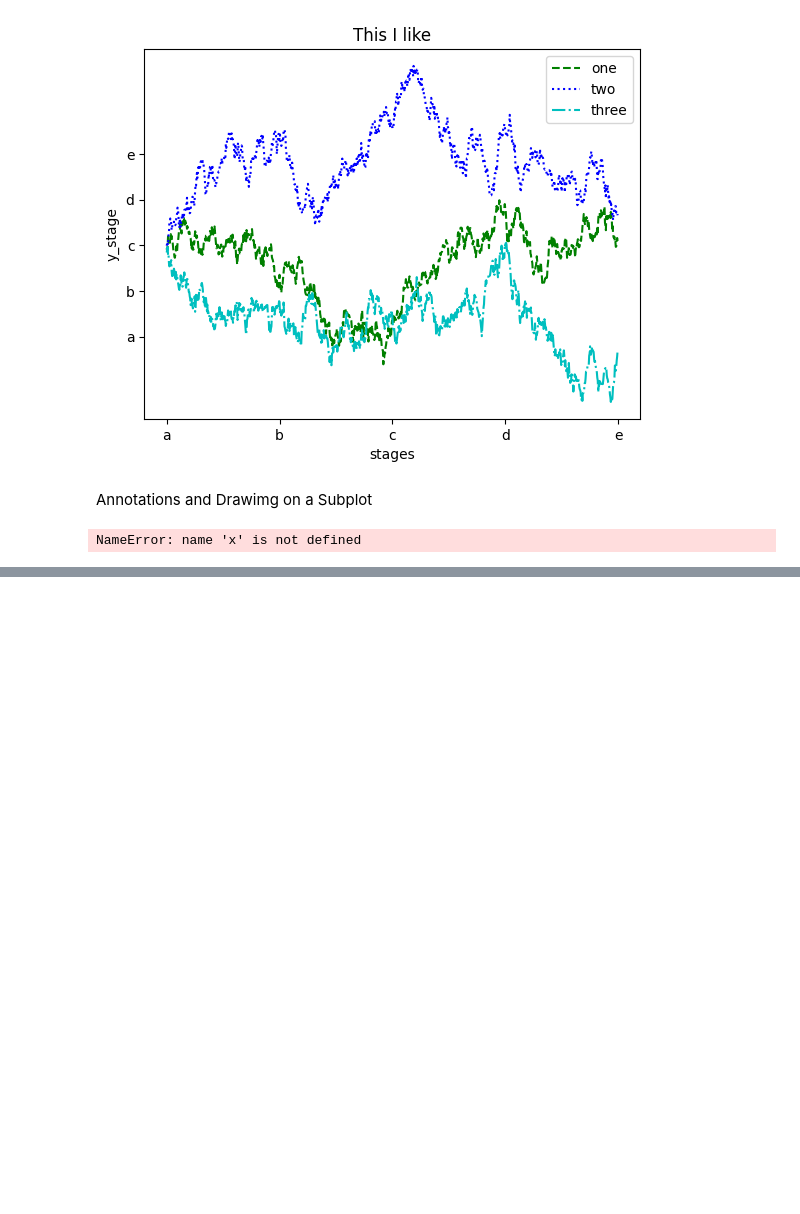
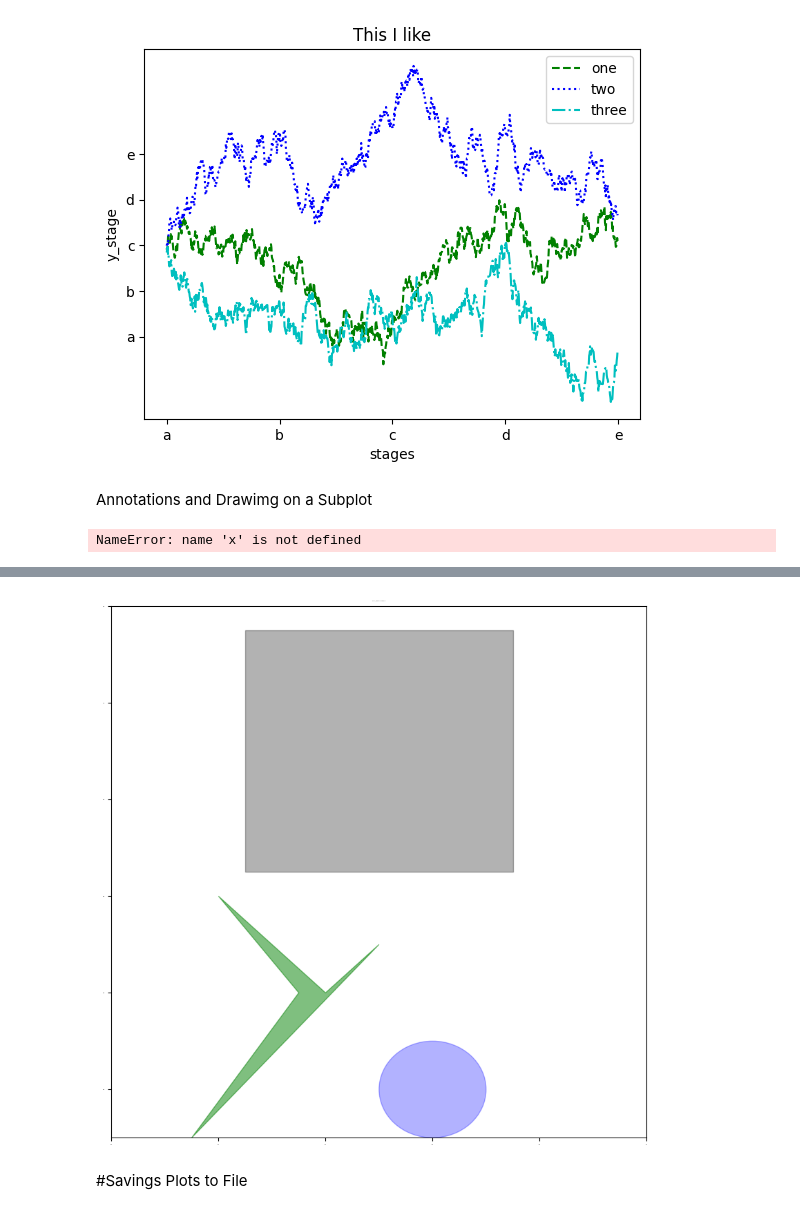
Before and after one commit to SaurVer/My_python_journey, a Jupyter notebook: Assignment_1/Python for Data Analysis by Wes mikkney/Chapter9: Data visualisation using Matplotlib.ipynb, the cells around one changed output, grey strips where cells are left out. Drawn from its saved outputs; the diff is of its cells as text; code cells hidden in the pictures; blank space fills up the shorter version.

```diff
--- a/Assignment_1/Python for Data Analysis by Wes mikkney/Chapter9: Data visualisation using Matplotlib.ipynb
+++ b/Assignment_1/Python for Data Analysis by Wes mikkney/Chapter9: Data visualisation using Matplotlib.ipynb
@@ -240,0 +317,16 @@ NameError: name 'x' is not defined
+# %%
+fig= plt.figure()
+ax=fig.add_subplot()
+ax.set_title('after_imprting seaborn')
+ax.set_ylim(ymin=.1,ymax=1.2)
+rec= plt.Rectangle(xy=(.25,.65),width= .5,height=.5,color= 'k', alpha=0.3) #alpha ads color
+circle = plt.Circle(xy=(.6,.2),radius=.1,color= 'b', alpha= 0.3)
+pgon= plt.Polygon([[.15,.1],[.35,.4],[.2,.6],[.4,.4],[.5,.5]], color= 'g', alpha= .5)
+ax.add_patch(rec)
+ax.add_patch(circle)
+ax.add_patch(pgon)
+plt.savefig('my_first_plot.pdf',dpi=4000, bbox_inches='tight') #bbox_inches minimises the whitebox
+# %% [output]
+[figure, added]
+# %% [markdown]
+#Savings Plots to File
```
Also changed, not shown: parts of 29 cells of this notebook.
